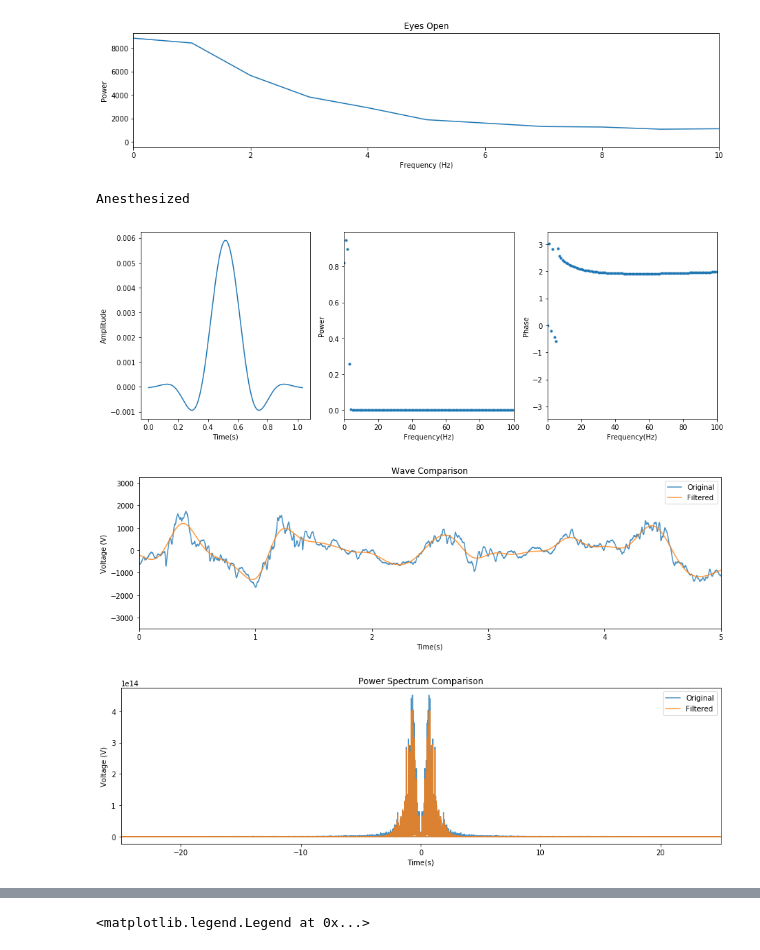
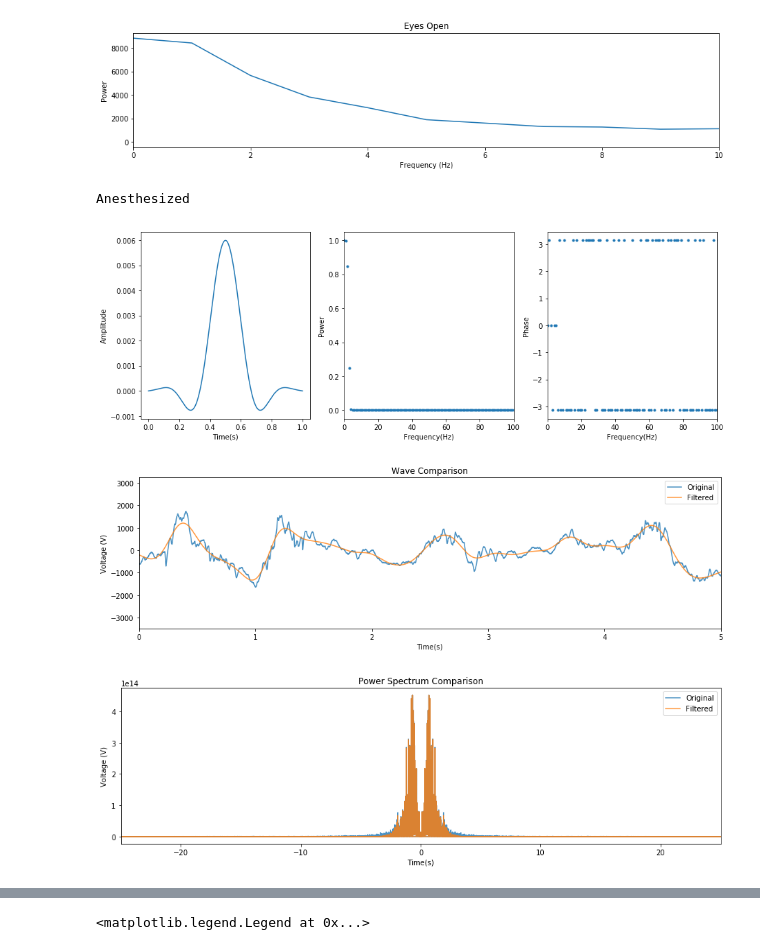
Before and after one commit to ajkeamy/Monkey_Analysis, a Jupyter notebook: Final_Project.ipynb, the cells around one changed output, grey strips where cells are left out. Saved outputs shown, nothing was run; the diff lists cells and outputs as text; code cells hidden in the pictures.

```diff
--- a/Final_Project.ipynb
+++ b/Final_Project.ipynb
@@ -233,12 +223,11 @@ lfp_filt = np.convolve(anes, filt_coefs, mode='same')
 # %%
-cutoff2 = 3
-cutoff = 0.1
-pass_zero=False
-anes_filt = doeverything(anes,cutoff=cutoff,pass_zero=pass_zero,cutoff2=cutoff2)
+cutoff = 3
+pass_zero=True
+anes_filt = doeverything(anes,cutoff=cutoff,pass_zero=pass_zero)
 print('Anesthesized')
 # %% [output]
 Anesthesized
-[figure, old version]
+[figure, new version]
 [figure]
-[figure, old version]
+[figure, new version]
 # %%
```
Also changed, not shown: parts of 4 cells of this notebook.
